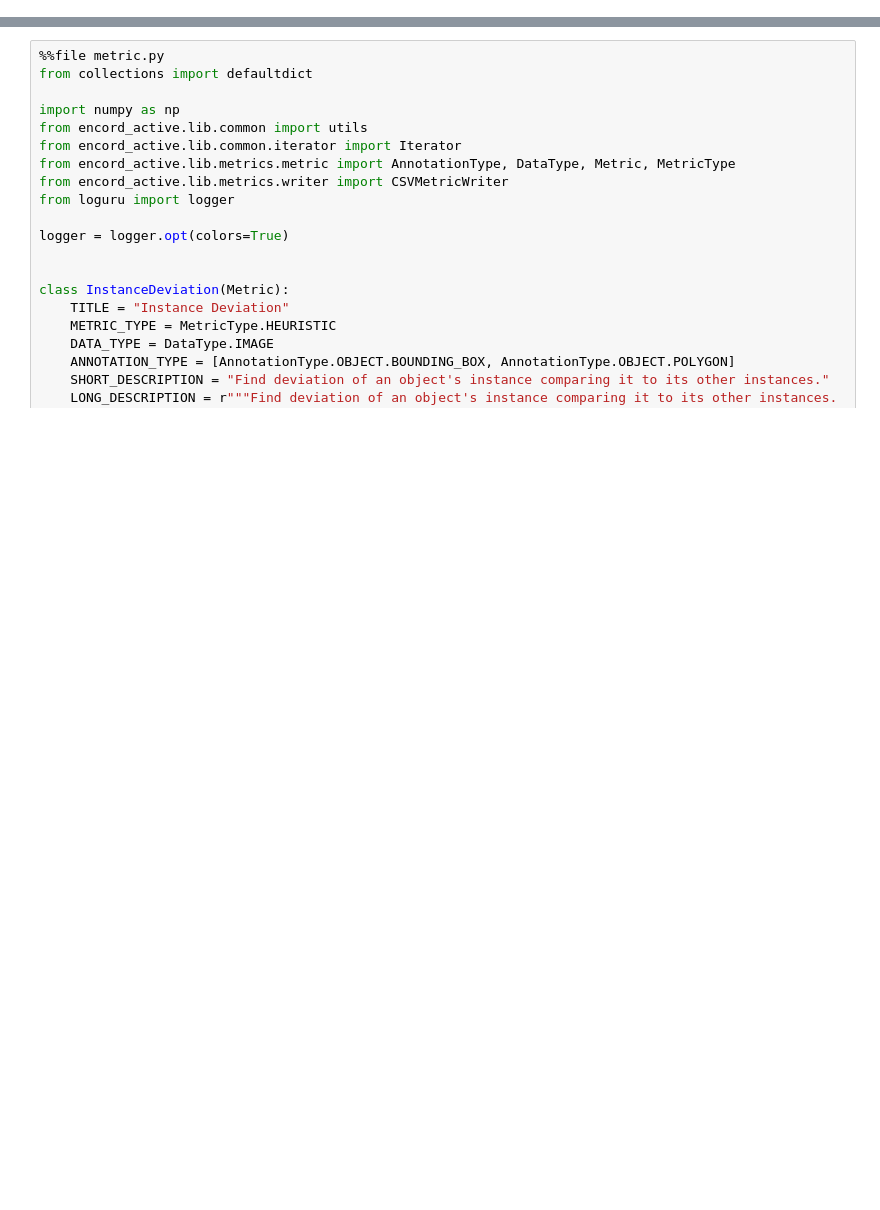
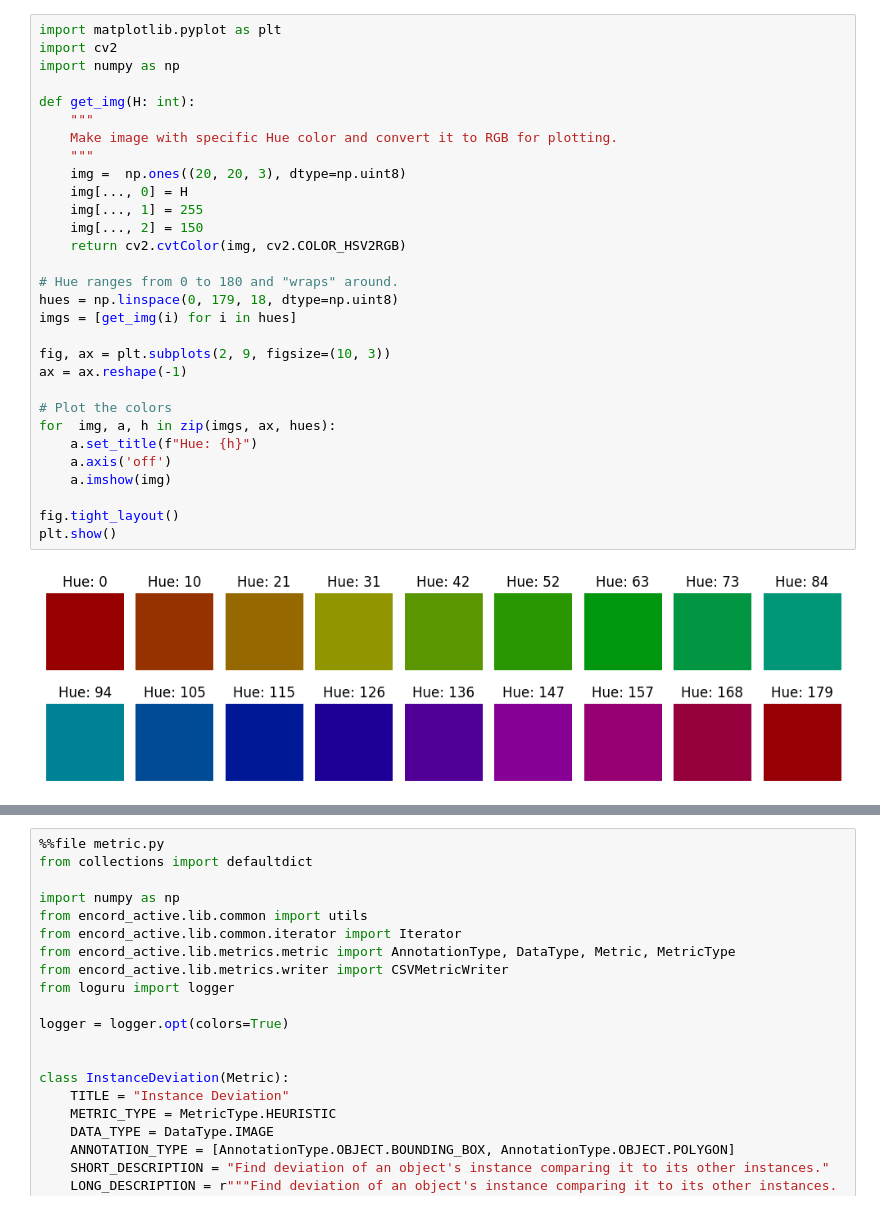
Before and after one commit to encord-team/encord-active, a Jupyter notebook: examples/Encord_Active_Building_your_own_metric_tutorial.ipynb, the cells around one changed output, grey strips where cells are left out. Cells and saved outputs as stored; diff of their text form; blank space fills up the shorter version.

```diff
--- a/examples/Encord_Active_Building_your_own_metric_tutorial.ipynb
+++ b/examples/Encord_Active_Building_your_own_metric_tutorial.ipynb
@@ -42,0 +137,32 @@ E.g. An object instance of type 'truck' appears on frames 1, 2 and 3 of a video,
+# %%
+import matplotlib.pyplot as plt
+import cv2
+import numpy as np
+
+def get_img(H: int):
+    """
+    Make image with specific Hue color and convert it to RGB for plotting.
+    """
+    img =  np.ones((20, 20, 3), dtype=np.uint8)
+    img[..., 0] = H
+    img[..., 1] = 255
+    img[..., 2] = 150
+    return cv2.cvtColor(img, cv2.COLOR_HSV2RGB)
+
+# Hue ranges from 0 to 180 and "wraps" around.
+hues = np.linspace(0, 179, 18, dtype=np.uint8)
+imgs = [get_img(i) for i in hues]
+
+fig, ax = plt.subplots(2, 9, figsize=(10, 3))
+ax = ax.reshape(-1)
+
+# Plot the colors
+for  img, a, h in zip(imgs, ax, hues):
+    a.set_title(f"Hue: {h}")
+    a.axis('off')
+    a.imshow(img)
+
+fig.tight_layout()
+plt.show()
+# %% [output]
+[figure, added]
```
Also changed, not shown: parts of 14 cells of this notebook, 4 other files.
